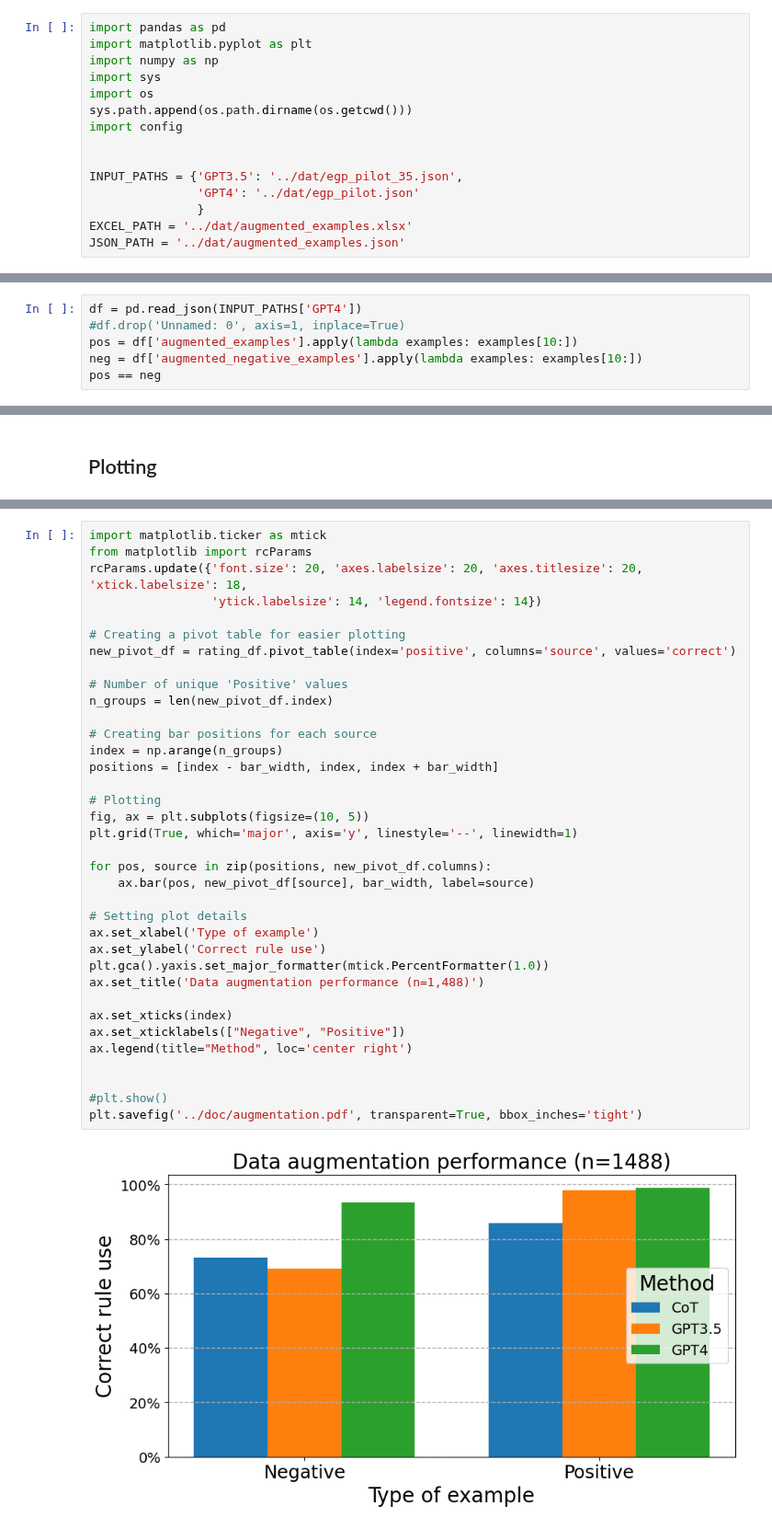
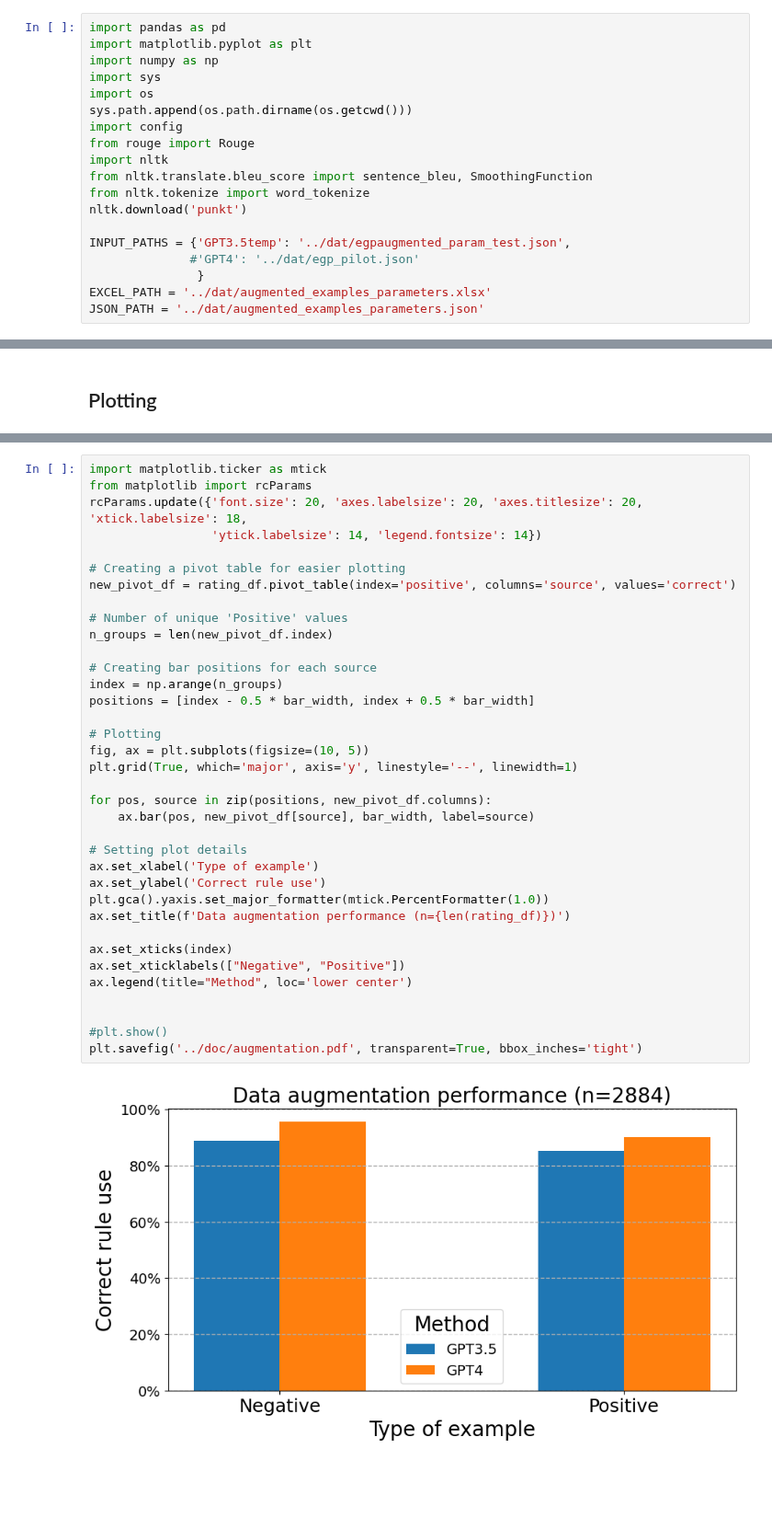
Before and after one commit to dominikglandorf/LLM-grammar, a Jupyter notebook: exp/005_multisource_excel_rating.ipynb, the cells around one changed output, grey strips where cells are left out. Shown at 92% size. Cells and saved outputs as stored; diff of their text form; blank space fills up the shorter version.

```diff
--- a/exp/005_multisource_excel_rating.ipynb
+++ b/exp/005_multisource_excel_rating.ipynb
@@ -10,10 +10,14 @@ import sys
 import os
 sys.path.append(os.path.dirname(os.getcwd()))
 import config
+from rouge import Rouge
+import nltk
+from nltk.translate.bleu_score import sentence_bleu, SmoothingFunction
+from nltk.tokenize import word_tokenize
+nltk.download('punkt')
 
-
-INPUT_PATHS = {'GPT3.5': '../dat/egp_pilot_35.json',
-               'GPT4': '../dat/egp_pilot.json'
+INPUT_PATHS = {'GPT3.5temp': '../dat/egpaugmented_param_test.json',
+              #'GPT4': '../dat/egp_pilot.json'
                }
-EXCEL_PATH = '../dat/augmented_examples.xlsx'
-JSON_PATH = '../dat/augmented_examples.json'
+EXCEL_PATH = '../dat/augmented_examples_parameters.xlsx'
+JSON_PATH = '../dat/augmented_examples_parameters.json'
@@ -20,6 +26,0 @@ JSON_PATH = '../dat/augmented_examples.json'
-# %%
-df = pd.read_json(INPUT_PATHS['GPT4'])
-#df.drop('Unnamed: 0', axis=1, inplace=True)
-pos = df['augmented_examples'].apply(lambda examples: examples[10:])
-neg = df['augmented_negative_examples'].apply(lambda examples: examples[10:])
-pos == neg
@@ -278,34 +306,34 @@ rcParams.update({'font.size': 20, 'axes.labelsize': 20, 'axes.titlesize': 20, 'x
                  'ytick.labelsize': 14, 'legend.fontsize': 14})
 
 # Creating a pivot table for easier plotting
 new_pivot_df = rating_df.pivot_table(index='positive', columns='source', values='correct')
 
 # Number of unique 'Positive' values
 n_groups = len(new_pivot_df.index)
 
 # Creating bar positions for each source
 index = np.arange(n_groups)
-positions = [index - bar_width, index, index + bar_width]
+positions = [index - 0.5 * bar_width, index + 0.5 * bar_width]
 
 # Plotting
 fig, ax = plt.subplots(figsize=(10, 5))
 plt.grid(True, which='major', axis='y', linestyle='--', linewidth=1)
 
 for pos, source in zip(positions, new_pivot_df.columns):
     ax.bar(pos, new_pivot_df[source], bar_width, label=source)
 
 # Setting plot details
 ax.set_xlabel('Type of example')
 ax.set_ylabel('Correct rule use')
 plt.gca().yaxis.set_major_formatter(mtick.PercentFormatter(1.0))
-ax.set_title('Data augmentation performance (n=1,488)')
+ax.set_title(f'Data augmentation performance (n={len(rating_df)})')
 
 ax.set_xticks(index)
 ax.set_xticklabels(["Negative", "Positive"])
-ax.legend(title="Method", loc='center right')
+ax.legend(title="Method", loc='lower center')
 
 
 #plt.show()
 plt.savefig('../doc/augmentation.pdf', transparent=True, bbox_inches='tight')
 # %% [output]
-[figure, old version]
+[figure, new version]
```
Also changed, not shown: parts of 19 cells of this notebook, 16 other files.
